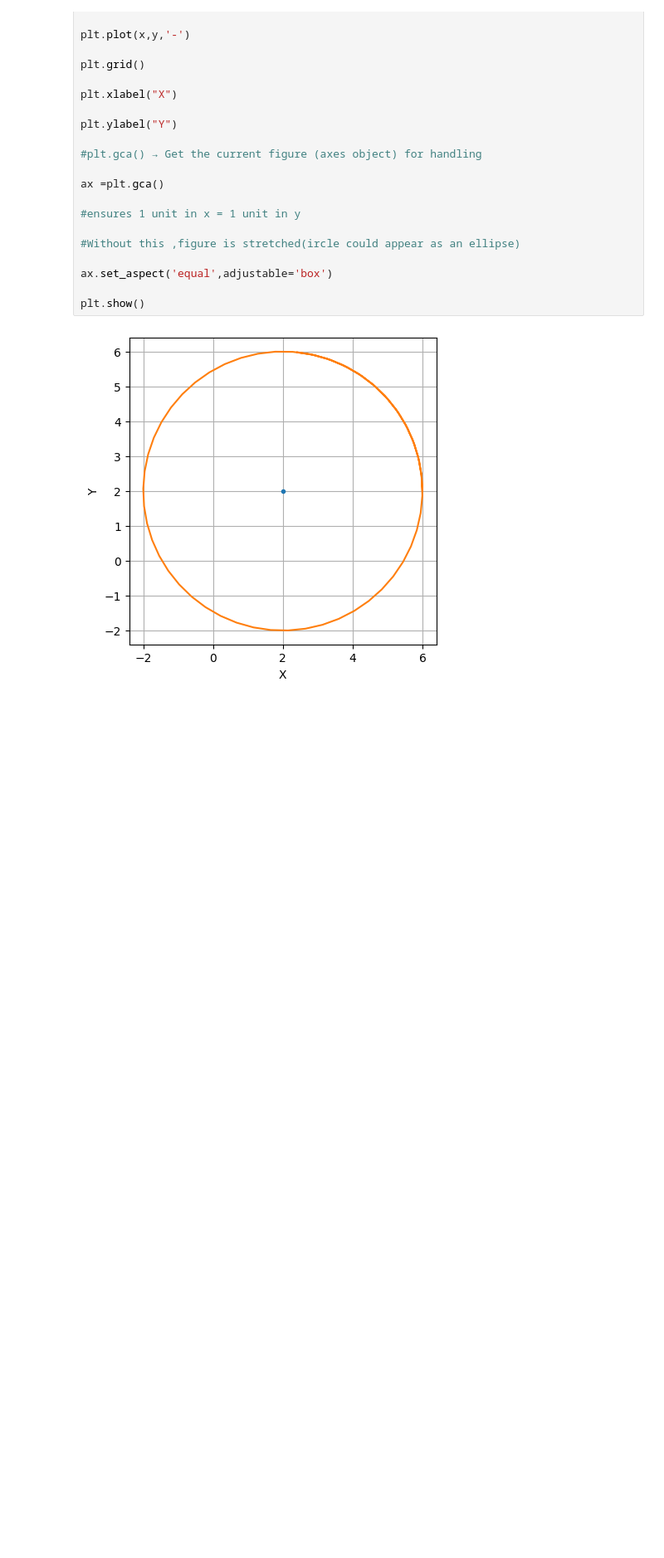
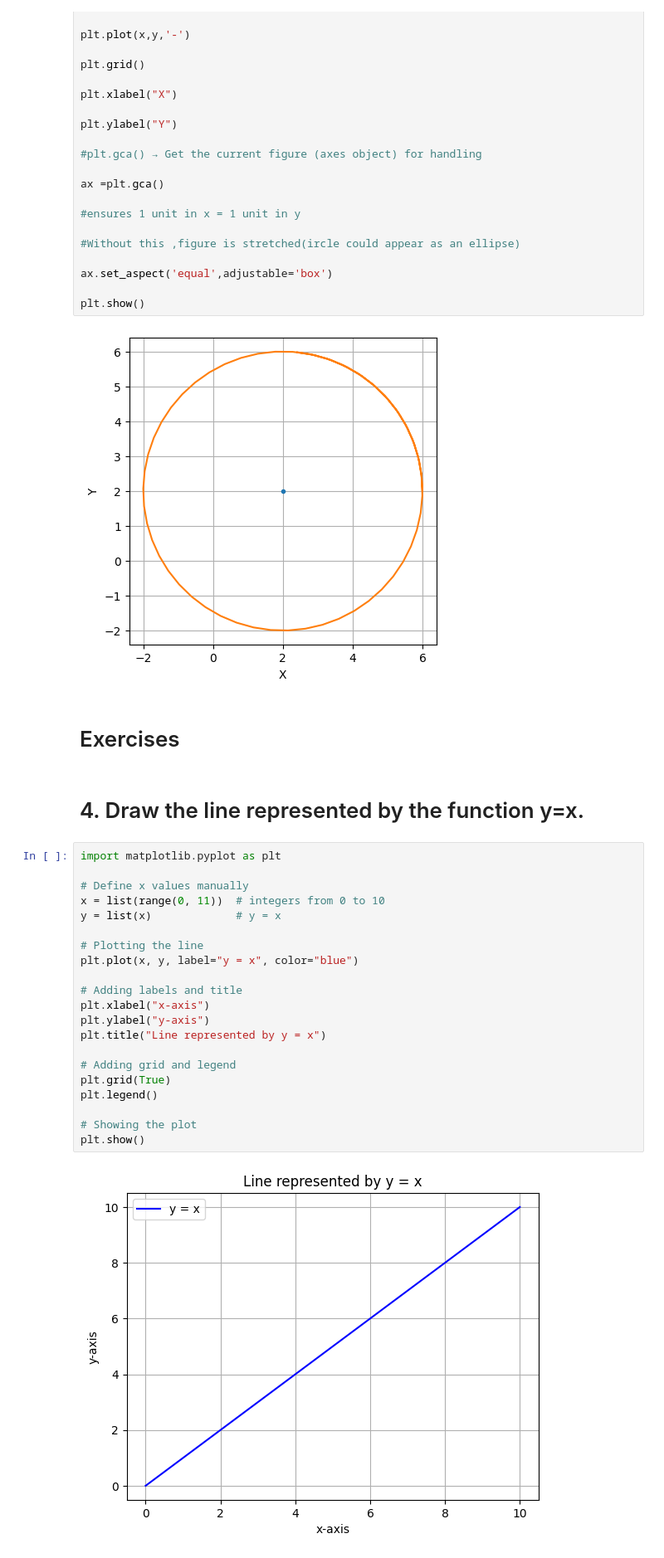
Before and after one commit to anurag-76/CM-Workshop2, a Jupyter notebook: Workshop3(MatPlotLib).ipynb, the cells around one changed output. Shown at 83% size. Cells and saved outputs as stored; diff of their text form; blank space fills up the shorter version.

```diff
--- a/Workshop3(MatPlotLib).ipynb
+++ b/Workshop3(MatPlotLib).ipynb
@@ -187,3 +189,30 @@ ax.set_aspect('equal',adjustable='box')
 plt.show()
 # %% [output]
 [figure]
+# %% [markdown]
+# Exercises
+# %% [markdown]
+# 4. Draw the line represented by the function y=x.
+# %%
+import matplotlib.pyplot as plt
+
+# Define x values manually
+x = list(range(0, 11))  # integers from 0 to 10
+y = list(x)             # y = x
+
+# Plotting the line
+plt.plot(x, y, label="y = x", color="blue")
+
+# Adding labels and title
+plt.xlabel("x-axis")
+plt.ylabel("y-axis")
+plt.title("Line represented by y = x")
+
+# Adding grid and legend
+plt.grid(True)
+plt.legend()
+
+# Showing the plot
+plt.show()
+# %% [output]
+[figure, added]
```
Also changed, not shown: parts of 19 cells of this notebook.
